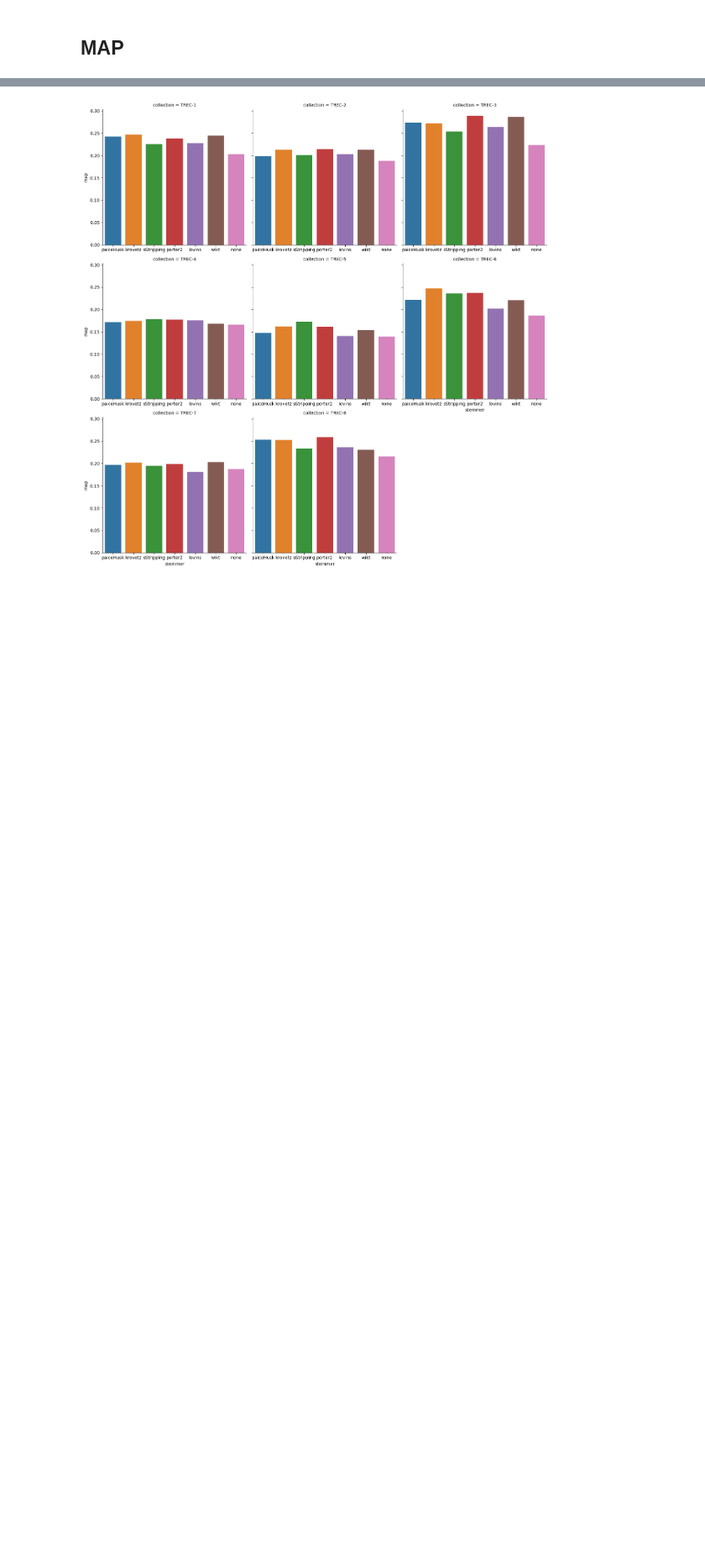
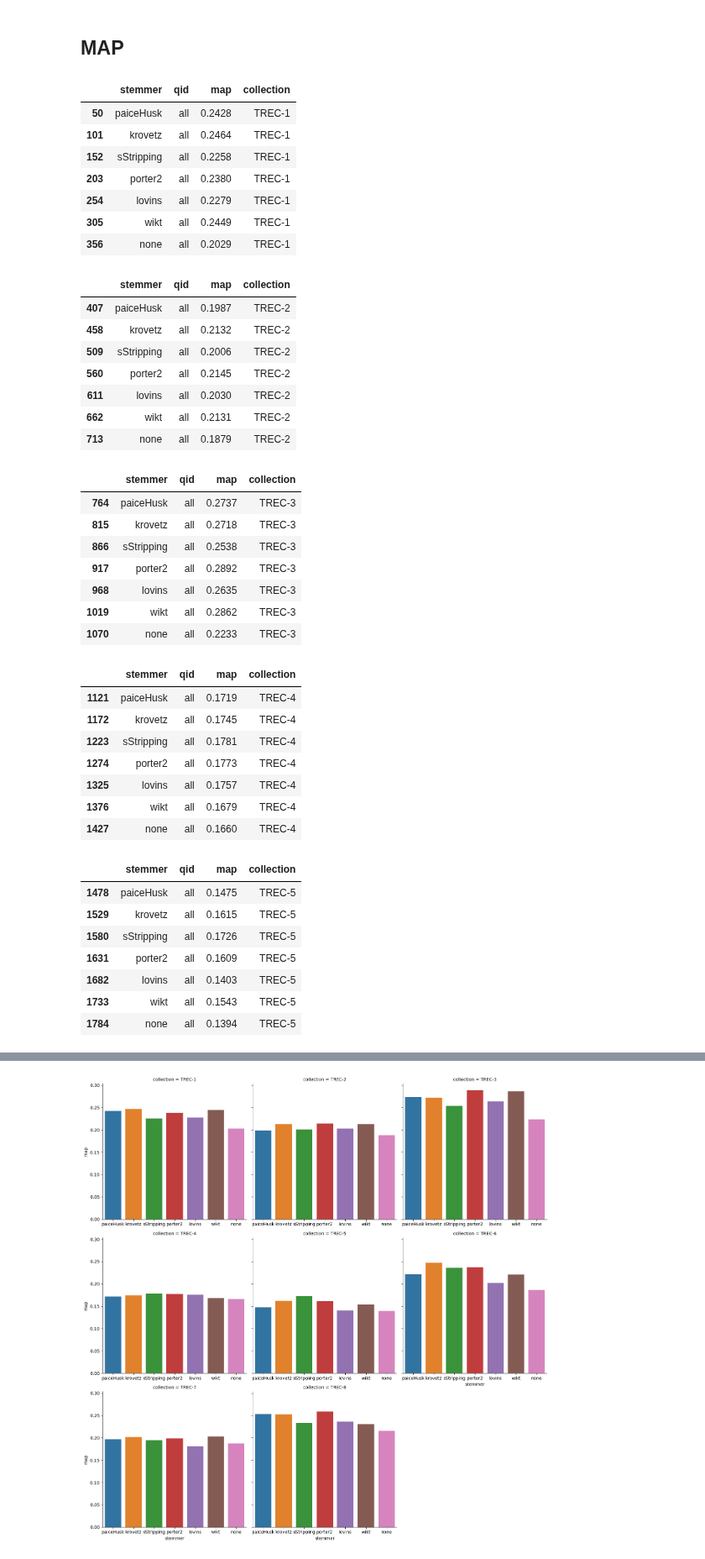
Before and after one commit to Axiomatic314/Stemming, a Jupyter notebook: TREC/TREC.ipynb, the cells around one changed output, grey strips where cells are left out. Shown at 84% size. Saved outputs shown, nothing was run; the diff lists cells and outputs as text; code cells hidden in the pictures; blank space fills up the shorter version.

Commit message:
overall map for each stemmer on each collection now displayed

```diff
--- a/TREC/TREC.ipynb
+++ b/TREC/TREC.ipynb
@@ -29,3 +29,48 @@ data_avg = data[data["qid"] == "all"]
 data = data.drop(data[data["qid"] == "all"].index)
 # %% [markdown]
 ## MAP
+# %%
+for i in range (1,9):
+    target = data_avg[data_avg["collection"] == f"TREC-{i}"]
+    display(target)
+# %% [output]
+|  | stemmer | qid | map | collection |
+| 50 | paiceHusk | all | 0.2428 | TREC-1 |
+| 101 | krovetz | all | 0.2464 | TREC-1 |
+| 152 | sStripping | all | 0.2258 | TREC-1 |
+| 203 | porter2 | all | 0.2380 | TREC-1 |
+| 254 | lovins | all | 0.2279 | TREC-1 |
+| 305 | wikt | all | 0.2449 | TREC-1 |
+| 356 | none | all | 0.2029 | TREC-1 |
+|  | stemmer | qid | map | collection |
+| 407 | paiceHusk | all | 0.1987 | TREC-2 |
+| 458 | krovetz | all | 0.2132 | TREC-2 |
+| 509 | sStripping | all | 0.2006 | TREC-2 |
+| 560 | porter2 | all | 0.2145 | TREC-2 |
+| 611 | lovins | all | 0.2030 | TREC-2 |
+| 662 | wikt | all | 0.2131 | TREC-2 |
+| 713 | none | all | 0.1879 | TREC-2 |
+|  | stemmer | qid | map | collection |
+| 764 | paiceHusk | all | 0.2737 | TREC-3 |
+| 815 | krovetz | all | 0.2718 | TREC-3 |
+| 866 | sStripping | all | 0.2538 | TREC-3 |
+| 917 | porter2 | all | 0.2892 | TREC-3 |
+| 968 | lovins | all | 0.2635 | TREC-3 |
+| 1019 | wikt | all | 0.2862 | TREC-3 |
+| 1070 | none | all | 0.2233 | TREC-3 |
+|  | stemmer | qid | map | collection |
+| 1121 | paiceHusk | all | 0.1719 | TREC-4 |
+| 1172 | krovetz | all | 0.1745 | TREC-4 |
+| 1223 | sStripping | all | 0.1781 | TREC-4 |
+| 1274 | porter2 | all | 0.1773 | TREC-4 |
+| 1325 | lovins | all | 0.1757 | TREC-4 |
+| 1376 | wikt | all | 0.1679 | TREC-4 |
+| 1427 | none | all | 0.1660 | TREC-4 |
+|  | stemmer | qid | map | collection |
+| 1478 | paiceHusk | all | 0.1475 | TREC-5 |
+| 1529 | krovetz | all | 0.1615 | TREC-5 |
+| 1580 | sStripping | all | 0.1726 | TREC-5 |
+| 1631 | porter2 | all | 0.1609 | TREC-5 |
+| 1682 | lovins | all | 0.1403 | TREC-5 |
+| 1733 | wikt | all | 0.1543 | TREC-5 |
+| 1784 | none | all | 0.1394 | TREC-5 |
```
Also changed, not shown: parts of 1 cell of this notebook, 1 other file.
